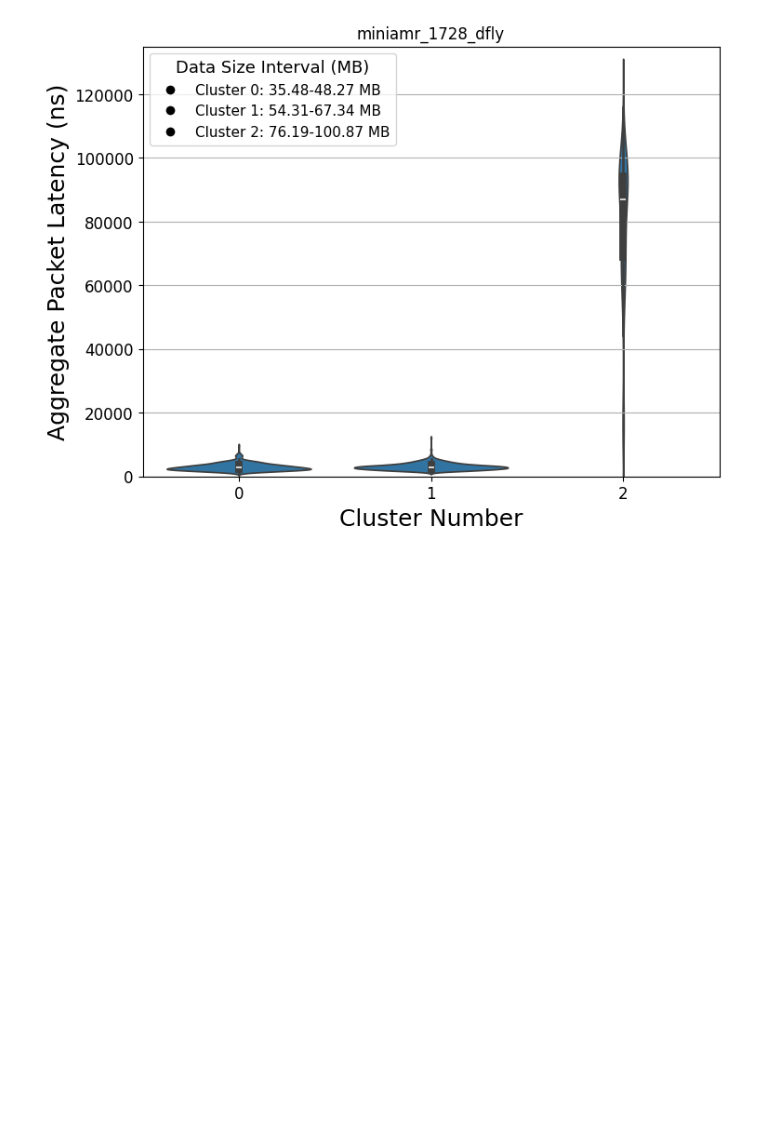
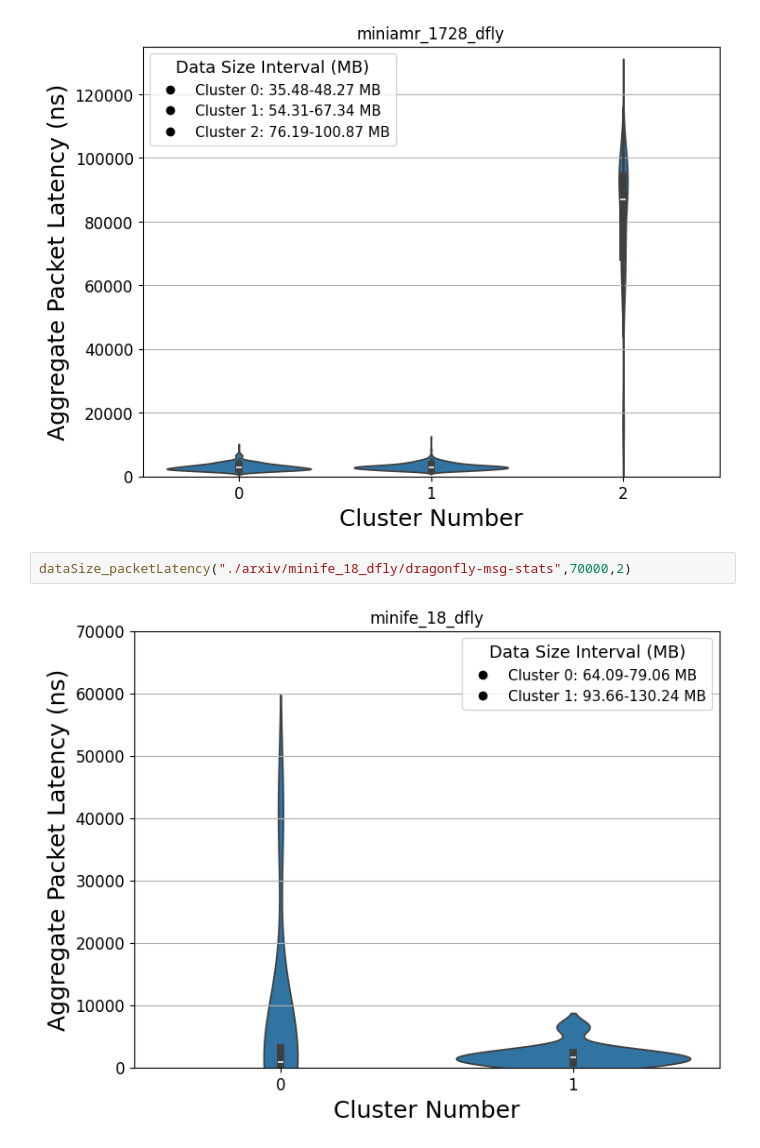
Before and after one commit to zzheng33/cs550, a Jupyter notebook: run/plot.ipynb, the cells around one changed output. Drawn from its saved outputs; the diff is of its cells as text; blank space fills up the shorter version.

```diff
--- a/run/plot.ipynb
+++ b/run/plot.ipynb
@@ -89,3 +89,7 @@ dataSize_packetLatency("./arxiv/miniamr_64_dfly/dragonfly-msg-stats",135000,3)
 dataSize_packetLatency("./arxiv/miniamr_1728_dfly/dragonfly-msg-stats",135000,3)
 # %% [output]
 [figure]
+# %%
+dataSize_packetLatency("./arxiv/minife_18_dfly/dragonfly-msg-stats",70000,2)
+# %% [output]
+[figure, added]
```
Also changed, not shown: parts of 1 cell of this notebook, 21 other files.
